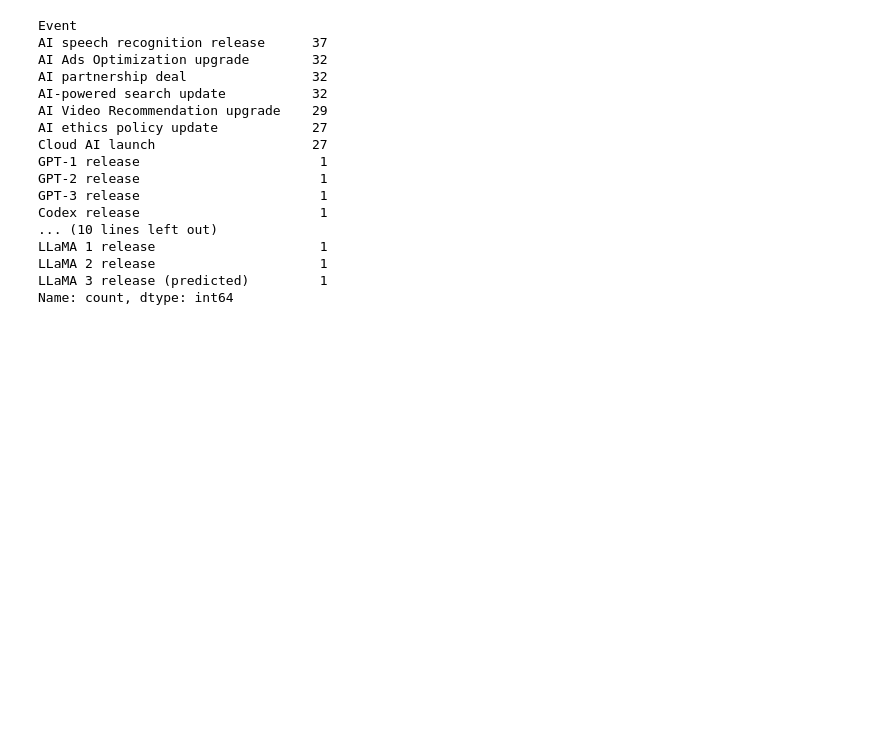
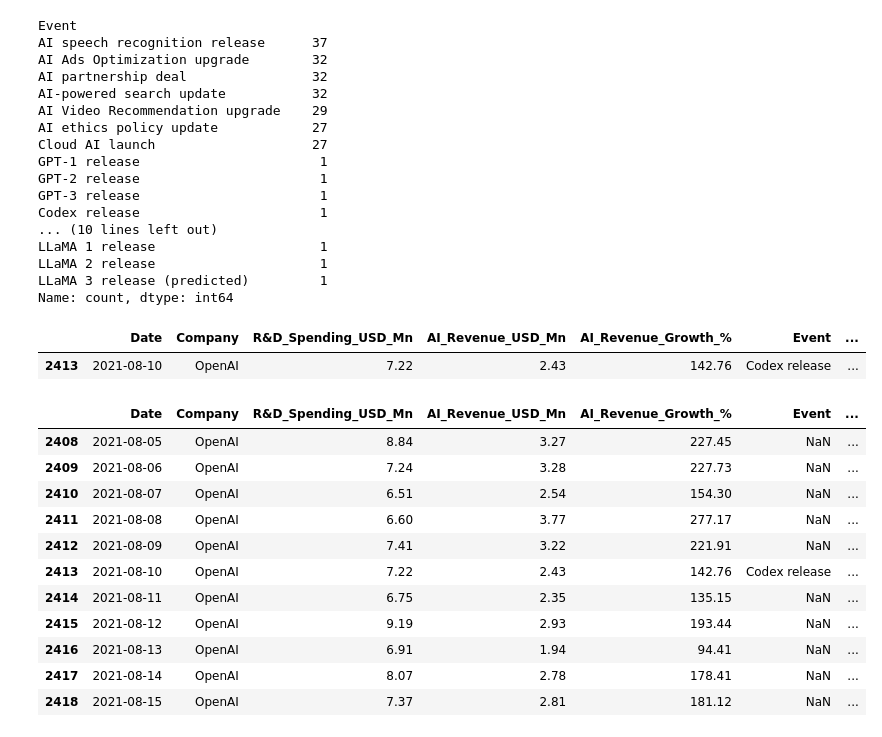
Before and after one commit to abdullahkhan-10/Python-Complete-Course, a Jupyter notebook: Python Projects/Intermediate Projects/3_financial_data.ipynb, the cells around one changed output. Drawn from its saved outputs; the diff is of its cells as text; code cells hidden in the pictures; blank space fills up the shorter version.

```diff
--- a/Python Projects/Intermediate Projects/3_financial_data.ipynb
+++ b/Python Projects/Intermediate Projects/3_financial_data.ipynb
@@ -563,3 +563,29 @@ LLaMA 1 release                     1
 LLaMA 2 release                     1
 LLaMA 3 release (predicted)         1
 Name: count, dtype: int64
+# %%
+# Now check for particular event.
+
+financial_data[financial_data["Event"] == "Codex release"]
+# %% [output]
+|  | Date | Company | R&D_Spending_USD_Mn | AI_Revenue_USD_Mn | AI_Revenue_Growth_% | Event | ... |
+| 2413 | 2021-08-10 | OpenAI | 7.22 | 2.43 | 142.76 | Codex release | ... |
+# %%
+# Check 5 days befor this event and 5 days after this event.
+
+event_data = financial_data.loc[ 2408 : 2418]
+
+event_data
+# %% [output]
+|  | Date | Company | R&D_Spending_USD_Mn | AI_Revenue_USD_Mn | AI_Revenue_Growth_% | Event | ... |
+| 2408 | 2021-08-05 | OpenAI | 8.84 | 3.27 | 227.45 | NaN | ... |
+| 2409 | 2021-08-06 | OpenAI | 7.24 | 3.28 | 227.73 | NaN | ... |
+| 2410 | 2021-08-07 | OpenAI | 6.51 | 2.54 | 154.30 | NaN | ... |
+| 2411 | 2021-08-08 | OpenAI | 6.60 | 3.77 | 277.17 | NaN | ... |
+| 2412 | 2021-08-09 | OpenAI | 7.41 | 3.22 | 221.91 | NaN | ... |
+| 2413 | 2021-08-10 | OpenAI | 7.22 | 2.43 | 142.76 | Codex release | ... |
+| 2414 | 2021-08-11 | OpenAI | 6.75 | 2.35 | 135.15 | NaN | ... |
+| 2415 | 2021-08-12 | OpenAI | 9.19 | 2.93 | 193.44 | NaN | ... |
+| 2416 | 2021-08-13 | OpenAI | 6.91 | 1.94 | 94.41 | NaN | ... |
+| 2417 | 2021-08-14 | OpenAI | 8.07 | 2.78 | 178.41 | NaN | ... |
+| 2418 | 2021-08-15 | OpenAI | 7.37 | 2.81 | 181.12 | NaN | ... |
```
Also changed, not shown: parts of 1 cell of this notebook.
